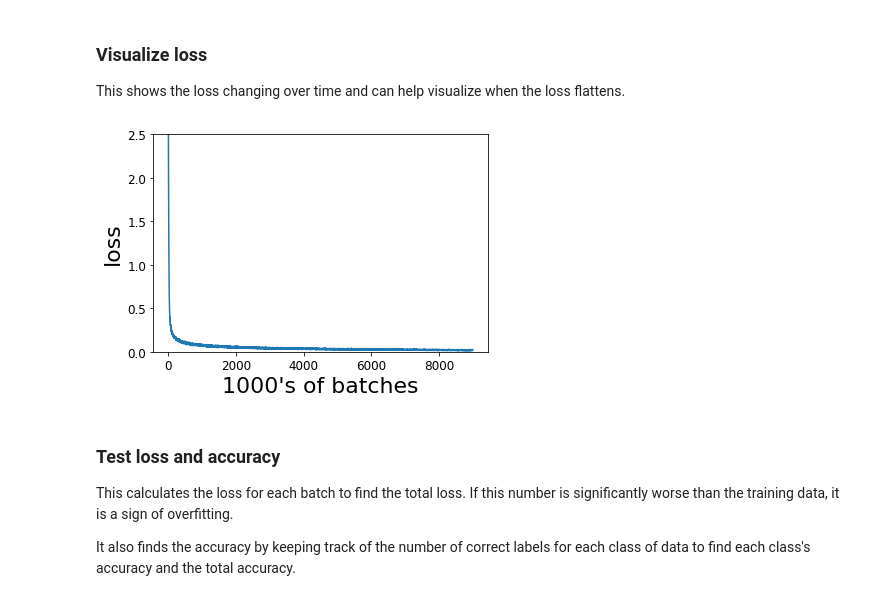
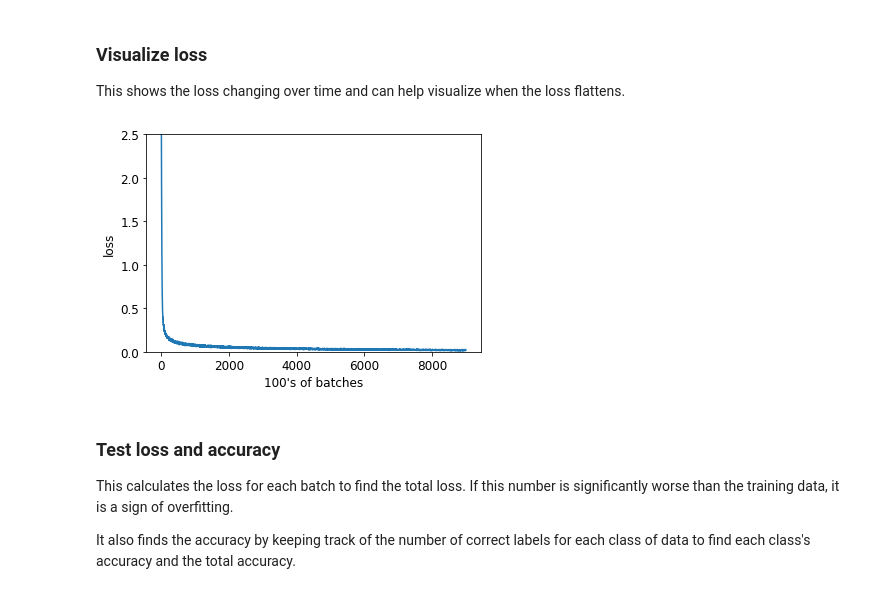
Before and after one commit to zrsmithson/MNIST-digits, a Jupyter notebook: MNIST.ipynb, the cells around one changed output. Drawn from its saved outputs; the diff is of its cells as text; code cells hidden in the pictures.

Commit message:
Update graph

```diff
--- a/MNIST.ipynb
+++ b/MNIST.ipynb
@@ -235,14 +235,16 @@ This shows the loss changing over time and can help visualize when the loss flat
 # %%
 # visualize the loss as the network trained
 plt.plot(training_loss)
 plt.rc('xtick', labelsize=12)
 plt.rc('ytick', labelsize=12)
-plt.xlabel('1000\'s of batches')
-plt.ylabel('loss')
+#plt.rc('xlabel')
+#plt.rc('ylabel', fontsize=12)
+plt.xlabel('100\'s of batches', fontsize=12)
+plt.ylabel('loss', fontsize=12)
 plt.ylim(0, 2.5) # consistent scale
 plt.show()
 # %% [output]
-[figure, old version]
+[figure, new version]
 # %% [markdown]
 ### Test loss and accuracy
 
```
Also changed, not shown: parts of 2 cells of this notebook.
